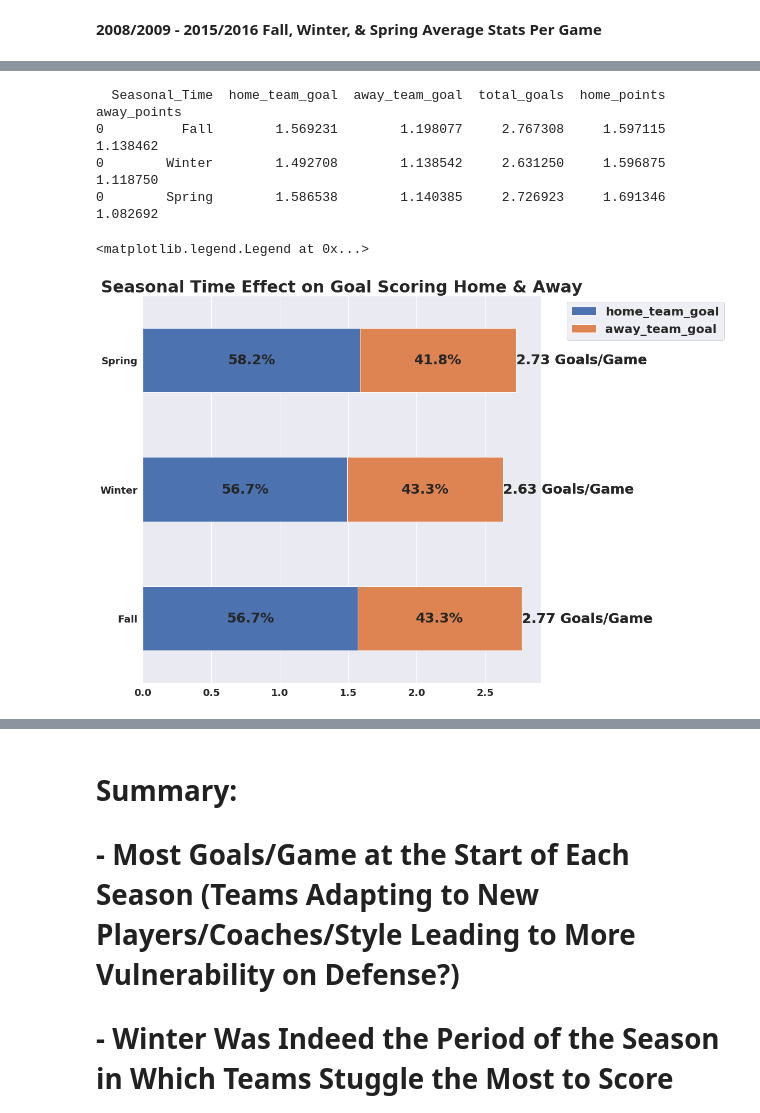
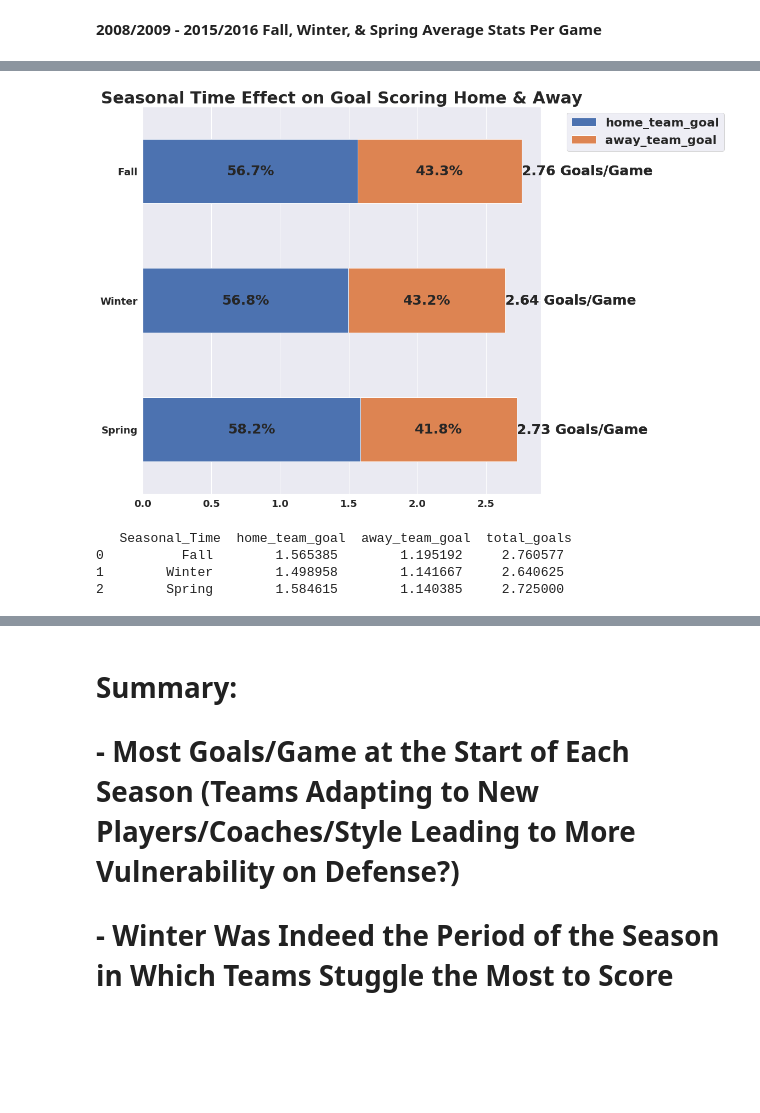
Before and after one commit to RachidRezzik/Euro_Soccer, a Jupyter notebook: Euro_Analysis.ipynb, the cells around one changed output, grey strips where cells are left out. Cells and saved outputs as stored; diff of their text form; code cells hidden in the pictures; blank space fills up the shorter version.

Commit message:
updated visuals and champion vs average team data

```diff
--- a/Euro_Analysis.ipynb
+++ b/Euro_Analysis.ipynb
@@ -871,58 +992,37 @@ Fall:  130 start:  2010-08-14 00:00:00 end:  2010-11-14 00:00:00
 # %%
-dfs = []
-iteration = 0
-for df in [fall, winter, spring]:
-    iteration += 1
-    df = df.groupby('league')[['home_team_goal', 'away_team_goal', 'total_goals', 'home_points', 'away_points']].mean().reset_index()
-    if iteration == 1:
-        df['Seasonal_Time'] = 'Fall'
-    elif iteration == 2:
-        df['Seasonal_Time'] = 'Winter'
-    else:
-        df['Seasonal_Time'] = 'Spring'
-    dfs.append(df)
-seasonal_df = pd.concat(dfs)
-seasonal_df = seasonal_df[['Seasonal_Time', 'home_team_goal', 'away_team_goal', 'total_goals', 'home_points', 'away_points']]
-print(seasonal_df)
-
 plt.rcParams['figure.figsize'] = 13, 13
 plt.rcParams["font.weight"] = "bold"
 plt.rcParams["font.family"] = "normal"
 plt.rcParams["font.size"] = 25
 plt.rcParams["axes.labelweight"] = "bold"
 plt.rcParams['xtick.labelsize']=18
 plt.rcParams['ytick.labelsize']=18
 plt.rcParams['axes.labelsize']=18
 plt.rcParams['legend.fontsize']: 27
 
+goals_viz = total1.groupby('Seasonal_Time')[['home_team_goal', 'away_team_goal', 'total_goals']].mean().reindex(['Spring', 'Winter', 'Fall']).reset_index()
 
-# seasonal_df = seasonal_df[['Seasonal_Time', 'home_team_goal', 'away_team_goal' ]]
-# seasonal_df.plot(x='Seasonal_Time', kind='bar', stacked=True, mark_right=True)
-# plt.title('Seasonal Time Effect on Goal Scoring Home & Away', fontweight='bold')
-# plt.ylabel('Goals/Game')
-# plt.xticks(rotation=45)
-# plt.legend(fontsize=15, loc='upper center')
-# plt.show()
-
-df_total = seasonal_df['total_goals']
-df = seasonal_df.iloc[:, :3]
+df_total = goals_viz['total_goals']
+df = goals_viz.iloc[:, :3]
 df.plot(x = 'Seasonal_Time', kind='barh',stacked = True, mark_right = True)
 
 df_rel = df[df.columns[1:]].div(df_total, 0)*100
 
 for n in df_rel:
     for i, (cs, ab, pc, tot) in enumerate(zip(df.iloc[:, 1:].cumsum(1)[n], df[n], df_rel[n], df_total)):
         plt.text(tot, i, str(round(tot, 2)) + ' Goals/Game', va='center')
         plt.text(cs - ab/2, i, str(np.round(pc, 1)) + '%', va='center', ha='center')
 
 plt.title('Seasonal Time Effect on Goal Scoring Home & Away', fontsize=30,fontweight='bold')
 plt.ylabel('')
 # plt.xlabel('Goals/Game')
 plt.legend(bbox_to_anchor=(1.05, 1.0), loc='upper left', fontsize=22)
+plt.show()
+goals_viz = total1.groupby('Seasonal_Time')[['home_team_goal', 'away_team_goal', 'total_goals']].mean().reindex(['Fall', 'Winter', 'Spring']).reset_index()
+print('\n', goals_viz)
 # %% [output]
+[figure, new version]
-  Seasonal_Time  home_team_goal  away_team_goal  total_goals  home_points  away_points
-0          Fall        1.569231        1.198077     2.767308     1.597115     1.138462
-0        Winter        1.492708        1.138542     2.631250     1.596875     1.118750
-0        Spring        1.586538        1.140385     2.726923     1.691346     1.082692
+   Seasonal_Time  home_team_goal  away_team_goal  total_goals
+0          Fall        1.565385        1.195192     2.760577
+1        Winter        1.498958        1.141667     2.640625
+2        Spring        1.584615        1.140385     2.725000
-<matplotlib.legend.Legend at 0x...>
-[figure, old version]
```
Also changed, not shown: parts of 7 cells of this notebook.
